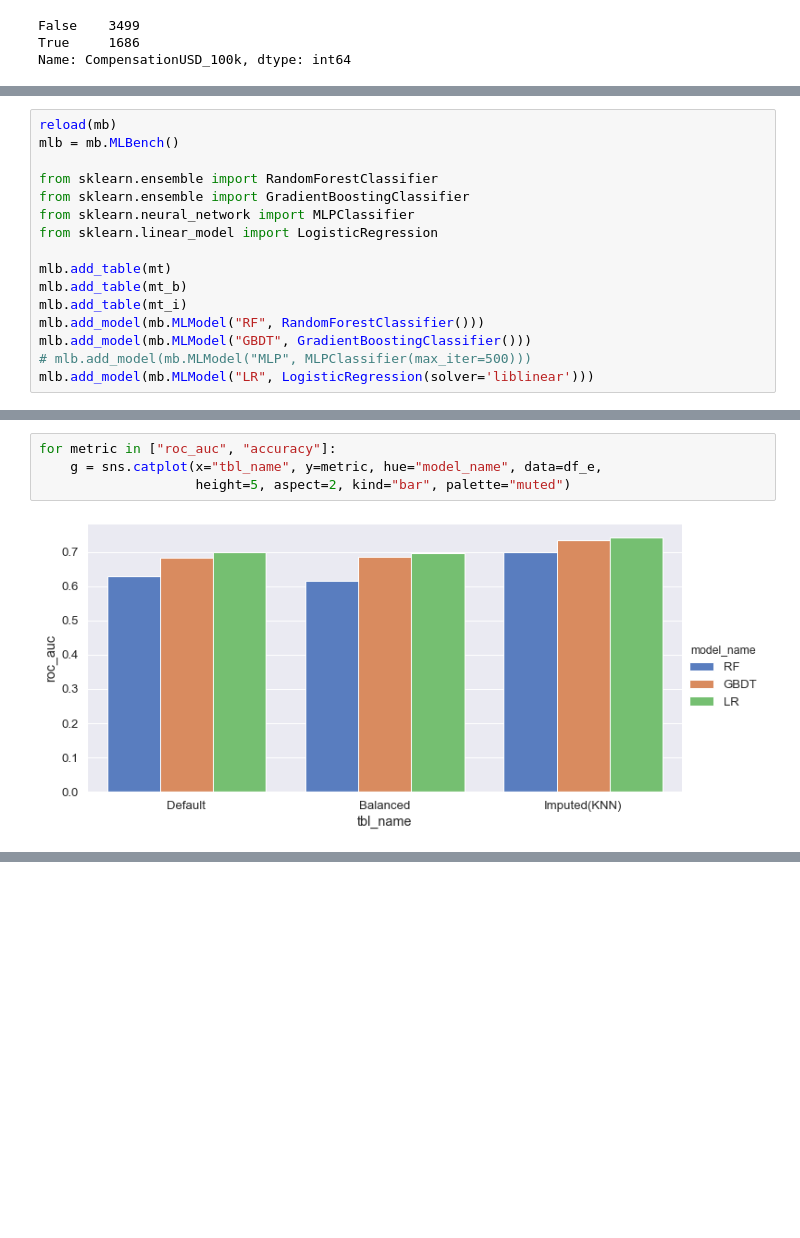
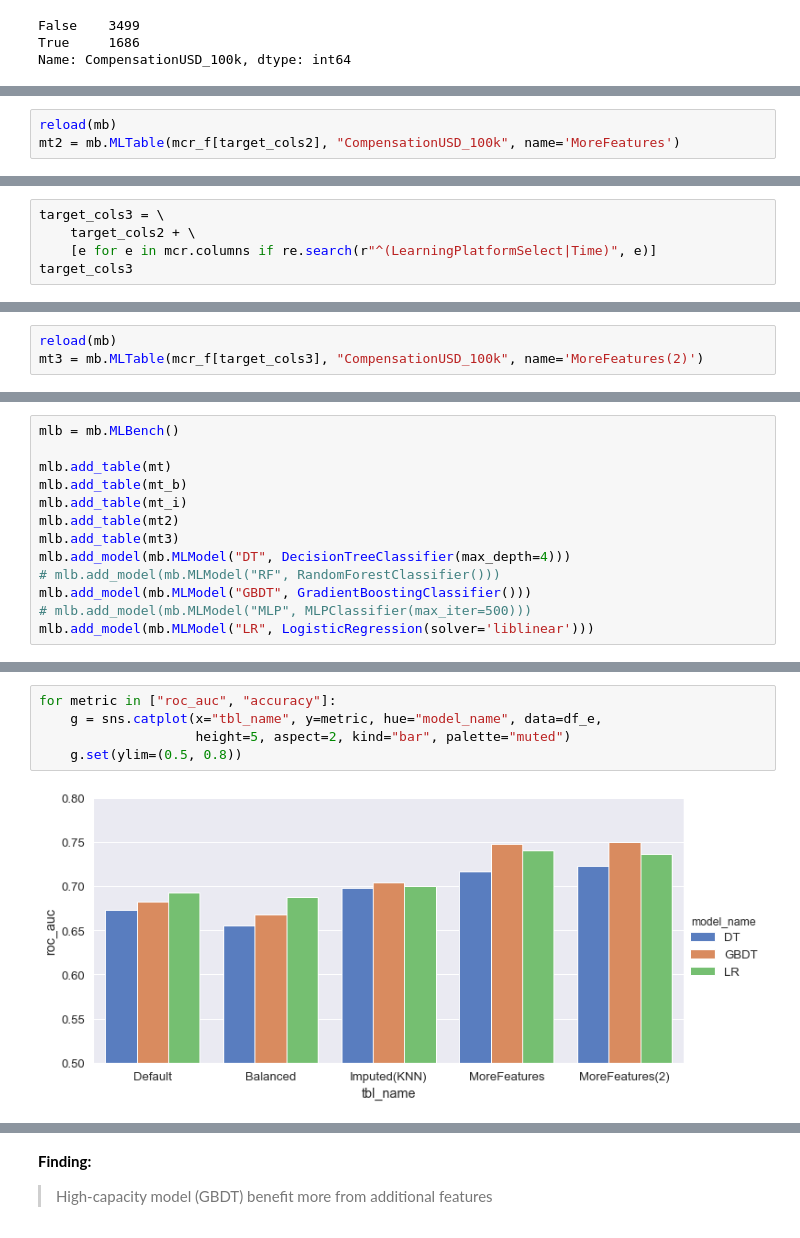
Before and after one commit to Data-Intelligence-Bootcamp/KaggleDS, a Jupyter notebook: kaggle-dsml-survey-2017-ML.ipynb, the cells around one changed output, grey strips where cells are left out. Cells and saved outputs as stored; diff of their text form; blank space fills up the shorter version.

```diff
--- a/kaggle-dsml-survey-2017-ML.ipynb
+++ b/kaggle-dsml-survey-2017-ML.ipynb
@@ -219,0 +254,3 @@ Test Shape: (1037, 17)
+# %%
+reload(mb)
+mt2 = mb.MLTable(mcr_f[target_cols2], "CompensationUSD_100k", name='MoreFeatures')
@@ -219,0 +270,5 @@ Test Shape: (1037, 17)
+# %%
+target_cols3 = \
+    target_cols2 + \
+    [e for e in mcr.columns if re.search(r"^(LearningPlatformSelect|Time)", e)]
+target_cols3
@@ -219,0 +293,3 @@ Test Shape: (1037, 17)
+# %%
+reload(mb)
+mt3 = mb.MLTable(mcr_f[target_cols3], "CompensationUSD_100k", name='MoreFeatures(2)')
@@ -224,16 +387,13 @@ len(mt.train), len(mt_b.train), len(mt_i.train)
 # %%
-reload(mb)
 mlb = mb.MLBench()
-
-from sklearn.ensemble import RandomForestClassifier
-from sklearn.ensemble import GradientBoostingClassifier
-from sklearn.neural_network import MLPClassifier
-from sklearn.linear_model import LogisticRegression
 
 mlb.add_table(mt)
 mlb.add_table(mt_b)
 mlb.add_table(mt_i)
-mlb.add_model(mb.MLModel("RF", RandomForestClassifier()))
+mlb.add_table(mt2)
+mlb.add_table(mt3)
+mlb.add_model(mb.MLModel("DT", DecisionTreeClassifier(max_depth=4)))
+# mlb.add_model(mb.MLModel("RF", RandomForestClassifier()))
 mlb.add_model(mb.MLModel("GBDT", GradientBoostingClassifier()))
 # mlb.add_model(mb.MLModel("MLP", MLPClassifier(max_iter=500)))
 mlb.add_model(mb.MLModel("LR", LogisticRegression(solver='liblinear')))
@@ -255,6 +443,7 @@ df_e
 # %%
 for metric in ["roc_auc", "accuracy"]:
     g = sns.catplot(x="tbl_name", y=metric, hue="model_name", data=df_e,
                     height=5, aspect=2, kind="bar", palette="muted")
+    g.set(ylim=(0.5, 0.8))
 # %% [output]
-[figure, old version]
+[figure, new version]
@@ -262,3 +451,6 @@ for metric in ["roc_auc", "accuracy"]:
+# %% [markdown]
+<b>Finding:</b>
+>    High-capacity model (GBDT) benefit more from additional features
 # %%
 for metric in ["type1_error", "type2_error"]:
     g = sns.catplot(x="tbl_name", y=metric, hue="model_name", data=df_e,
```
Also changed, not shown: parts of 45 cells of this notebook.
